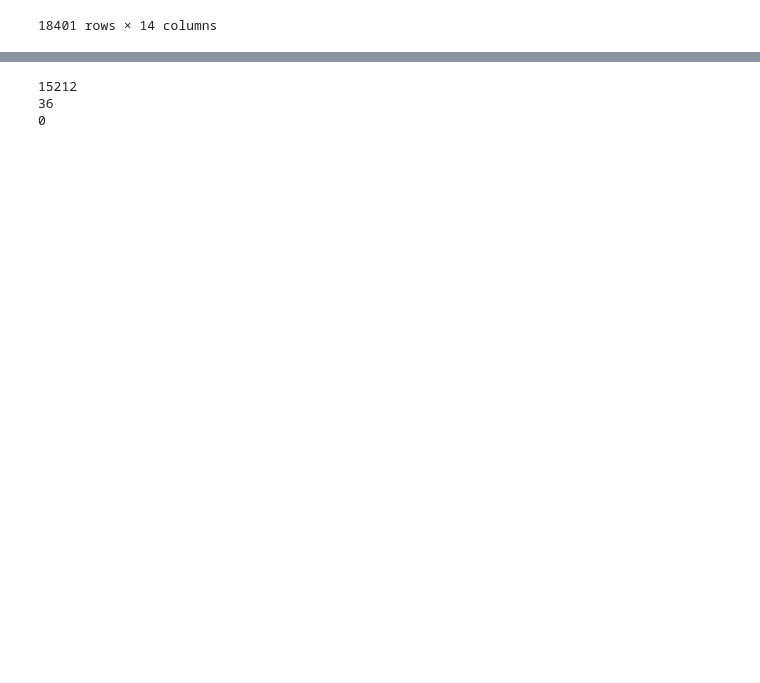
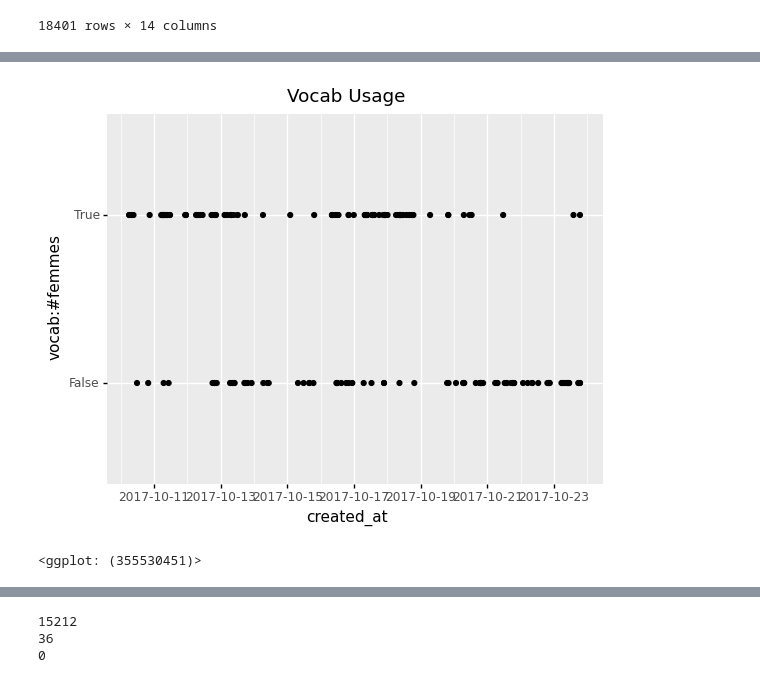
Before and after one commit to hubertau/DPhil_Studies, a Jupyter notebook: 2021-04_Study_A_Diffusion/bispec_clustering_eval.ipynb, the cells around one changed output, grey strips where cells are left out. Saved outputs shown, nothing was run; the diff lists cells and outputs as text; code cells hidden in the pictures; blank space fills up the shorter version.

```diff
--- a/2021-04_Study_A_Diffusion/bispec_clustering_eval.ipynb
+++ b/2021-04_Study_A_Diffusion/bispec_clustering_eval.ipynb
@@ -1,8 +1,10 @@
 # %%
 from bispec_clustering_eval import BSCresults
+from timeline_analysis import TimelineAnalyzer
 import numpy as np
+import plotnine
 
-bscres = BSCresults('/Users/hubert/Nextcloud/DPhil/DPhil_Studies/2021-04_Study_A_Diffusion/collection_results_2021_05_04_16_22/bsc', '/Users/hubert/Nextcloud/DPhil/DPhil_Studies/2021-04_Study_A_Diffusion/collection_results_2021_05_04_16_22/data')
+bscres = TimelineAnalyzer('/Users/hubert/Nextcloud/DPhil/DPhil_Studies/2021-04_Study_A_Diffusion/collection_results_2021_05_04_16_22/bsc', '/Users/hubert/Nextcloud/DPhil/DPhil_Studies/2021-04_Study_A_Diffusion/collection_results_2021_05_04_16_22/data')
 # %%
 results = bscres.eval_nmi()
 print(results[0][1:])
@@ -54,0 +76,4 @@ indices_of_vocab_items = [i for i, s in enumerate(list(df.columns)) if 'vocab' i
+# %%
+plot_data = bscres.df.iloc[:,[3,bscres.vocab_indices[0], bscres.vocab_indices[1]]]
+# %%
+plot_data = plot_data[np.logical_or(plot_data.iloc[:,1], plot_data.iloc[:,2])]
@@ -54,0 +110,8 @@ indices_of_vocab_items = [i for i, s in enumerate(list(df.columns)) if 'vocab' i
+# %%
+plotnine.ggplot(plot_data) \
+    + plotnine.geom_point(plotnine.aes(x=plot_data.iloc[:,0], y=plot_data.iloc[:,1]), color = "black") \
+    + plotnine.labs(title = "Vocab Usage")
+    # + plotnine.geom_point(plotnine.aes(x=plot_data.iloc[:,0], y=plot_data.iloc[:,2]), color = "red") \
+# %% [output]
+[figure, added]
+<ggplot: (355530451)>
```
Also changed, not shown: parts of 12 cells of this notebook, 6 other files.
